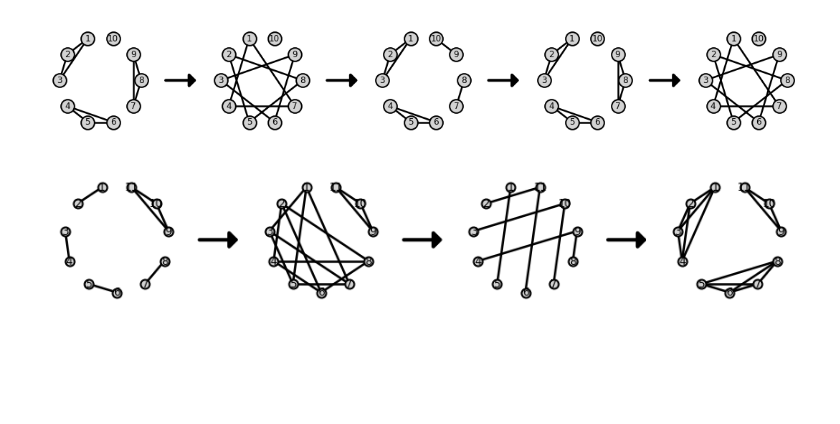
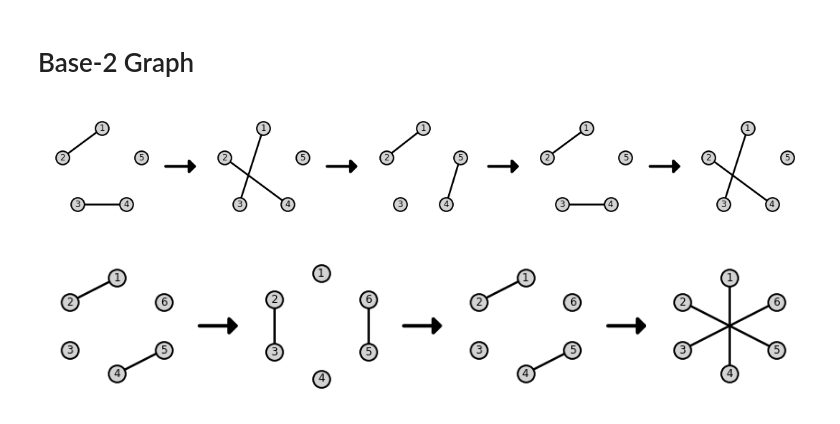
Before and after one commit to yukiTakezawa/BaseGraph, a Jupyter notebook: notebook/visualization.ipynb, the cells around one changed output. Cells and saved outputs as stored; diff of their text form; code cells hidden in the pictures; blank space fills up the shorter version.

Commit message:
add visualization

```diff
--- a/notebook/visualization.ipynb
+++ b/notebook/visualization.ipynb
@@ -485,9 +0,0 @@ plt.savefig(f"../pic/{max_degree}_peer_SimpleADIC_{n_nodes}.pdf", bbox_inches='t
-# %%
-n_nodes = 7
-max_degree = 2
-
-pos = {str(n): 0.5*np.array([np.cos(2 * np.pi * n / n_nodes + np.pi/2), np.sin(2 * np.pi * n / n_nodes + np.pi/2)]) for n in range(n_nodes)}
-
-g = SimpleAdicGraph(n_nodes, max_degree=max_degree)
-visualize(g, pos)
-plt.savefig(f"../pic/{max_degree}_peer_SimpleADIC_{n_nodes}.pdf", bbox_inches='tight', dpi=75)
@@ -511,11 +0,0 @@ plt.savefig(f"../pic/{max_degree}_peer_SimpleADIC_{n_nodes}.pdf", bbox_inches='t
-# %%
-n_nodes = 9
-max_degree = 2
-
-pos = {str(n): 0.5*np.array([np.cos(2 * np.pi * n / n_nodes + np.pi/2), np.sin(2 * np.pi * n / n_nodes + np.pi/2)]) for n in range(n_nodes)}
-
-
-
-g = SimpleAdicGraph(n_nodes, max_degree=max_degree)
-visualize(g, pos)
-plt.savefig(f"../pic/{max_degree}_peer_SimpleADIC_{n_nodes}.pdf", bbox_inches='tight', dpi=75)
@@ -524,24 +0,0 @@ plt.savefig(f"../pic/{max_degree}_peer_SimpleADIC_{n_nodes}.pdf", bbox_inches='t
-# %%
-n_nodes = 10
-max_degree = 2
-
-pos = {str(n): 0.5*np.array([np.cos(2 * np.pi * n / n_nodes + np.pi/2 + np.pi/n_nodes), np.sin(2 * np.pi * n / n_nodes + np.pi/2 + np.pi/n_nodes)]) for n in range(n_nodes)}
-
-
-g = SimpleAdicGraph(n_nodes, max_degree=max_degree)
-visualize(g, pos)
-plt.savefig(f"../pic/{max_degree}_peer_SimpleADIC_{n_nodes}.pdf", bbox_inches='tight', dpi=75)
-# %% [output]
-[figure, removed]
-# %%
-n_nodes = 8+3
-max_degree = 3
-
-pos = {str(n): 0.5*np.array([np.cos(2 * np.pi * n / n_nodes + np.pi/2 + np.pi/n_nodes), np.sin(2 * np.pi * n / n_nodes + np.pi/2  + np.pi/n_nodes)]) for n in range(n_nodes)}
-
-#pos["3"], pos["4"], pos["5"] = pos["5"], pos["4"], pos["3"]
-
-g = SimpleAdicGraph(n_nodes, max_degree=max_degree)
-visualize(g, pos, node_size=100)
-# %% [output]
-[figure, removed]
@@ -547,0 +65,14 @@ visualize(g, pos, node_size=100)
+# %% [markdown]
+# Base-2 Graph
+# %%
+# Base-2 Graph with 5 nodes.
+graph = BaseGraph(5, 1)
+visualize(graph)
+# %% [output]
+[figure, added]
+# %%
+# Base-2 Graph with 6 nodes.
+graph = BaseGraph(6, 1)
+visualize(graph)
+# %% [output]
+[figure, added]
```
Also changed, not shown: parts of 49 cells of this notebook, 48 other files.
